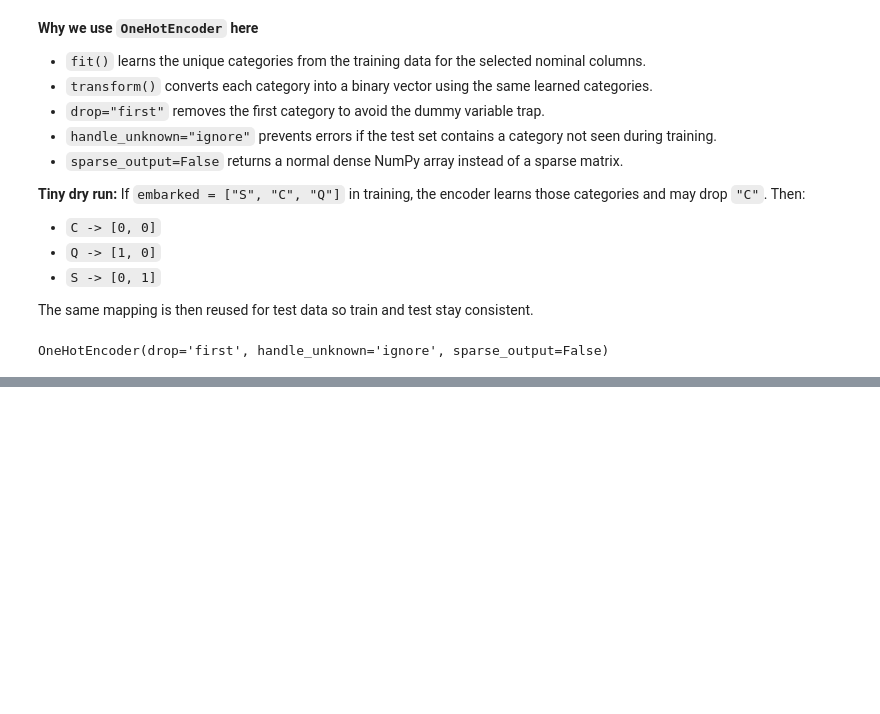
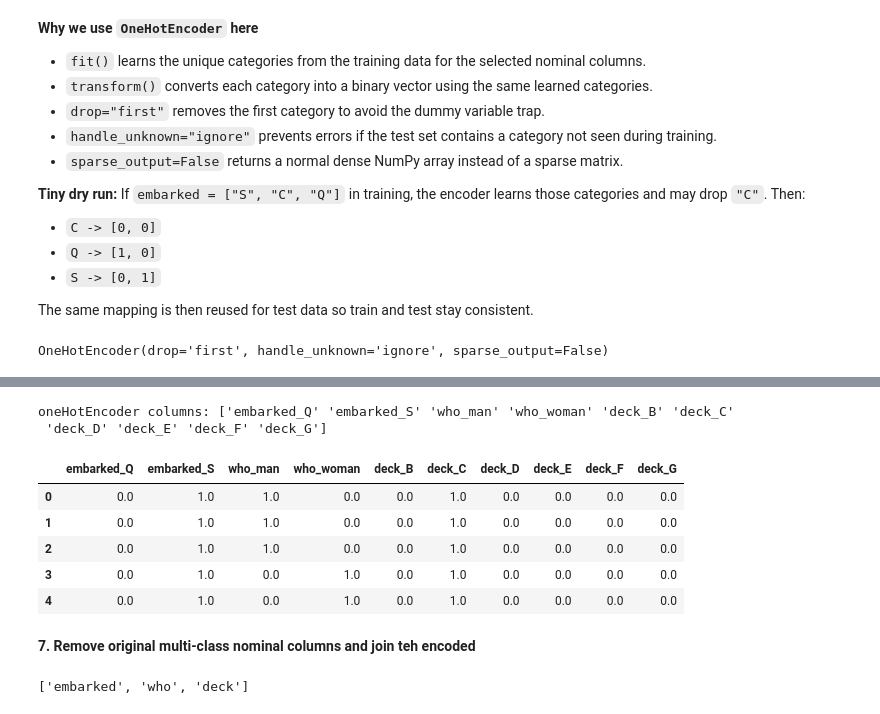
Before and after one commit to sameer2403/ML_bootcamp, a Jupyter notebook: 6.data_preprocessing/6_3_encoding_categorical_features/encoding_categorical_features.ipynb, the cells around one changed output, grey strips where cells are left out. Cells and saved outputs as stored; diff of their text form; code cells hidden in the pictures; blank space fills up the shorter version.

```diff
--- a/6.data_preprocessing/6_3_encoding_categorical_features/encoding_categorical_features.ipynb
+++ b/6.data_preprocessing/6_3_encoding_categorical_features/encoding_categorical_features.ipynb
@@ -263,0 +274,10 @@ test_ohe = ohe.transform(X_test[multi_class_nominal_cols])
+# %%
+# ensure encoder is fitted before requesting feature names (handles out-of-order cell execution)
+if not hasattr(ohe, "categories_"):
+    ohe.fit(X_train[multi_class_nominal_cols])
+ohe_cols = ohe.get_feature_names_out(multi_class_nominal_cols)
+
+print("oneHotEncoder columns:", ohe_cols)
+# %% [output]
+oneHotEncoder columns: ['embarked_Q' 'embarked_S' 'who_man' 'who_woman' 'deck_B' 'deck_C'
+ 'deck_D' 'deck_E' 'deck_F' 'deck_G']
@@ -263,0 +289,15 @@ test_ohe = ohe.transform(X_test[multi_class_nominal_cols])
+# %%
+train_ohe_df.head()
+# %% [output]
+|  | embarked_Q | embarked_S | who_man | who_woman | deck_B | deck_C | deck_D | deck_E | deck_F | deck_G |
+| 0 | 0.0 | 1.0 | 1.0 | 0.0 | 0.0 | 1.0 | 0.0 | 0.0 | 0.0 | 0.0 |
+| 1 | 0.0 | 1.0 | 1.0 | 0.0 | 0.0 | 1.0 | 0.0 | 0.0 | 0.0 | 0.0 |
+| 2 | 0.0 | 1.0 | 1.0 | 0.0 | 0.0 | 1.0 | 0.0 | 0.0 | 0.0 | 0.0 |
+| 3 | 0.0 | 1.0 | 0.0 | 1.0 | 0.0 | 1.0 | 0.0 | 0.0 | 0.0 | 0.0 |
+| 4 | 0.0 | 1.0 | 0.0 | 1.0 | 0.0 | 1.0 | 0.0 | 0.0 | 0.0 | 0.0 |
+# %% [markdown]
+**7. Remove original multi-class nominal columns and join teh encoded**
+# %%
+multi_class_nominal_cols
+# %% [output]
+['embarked', 'who', 'deck']
```
Also changed, not shown: parts of 14 cells of this notebook, 2 other files.
